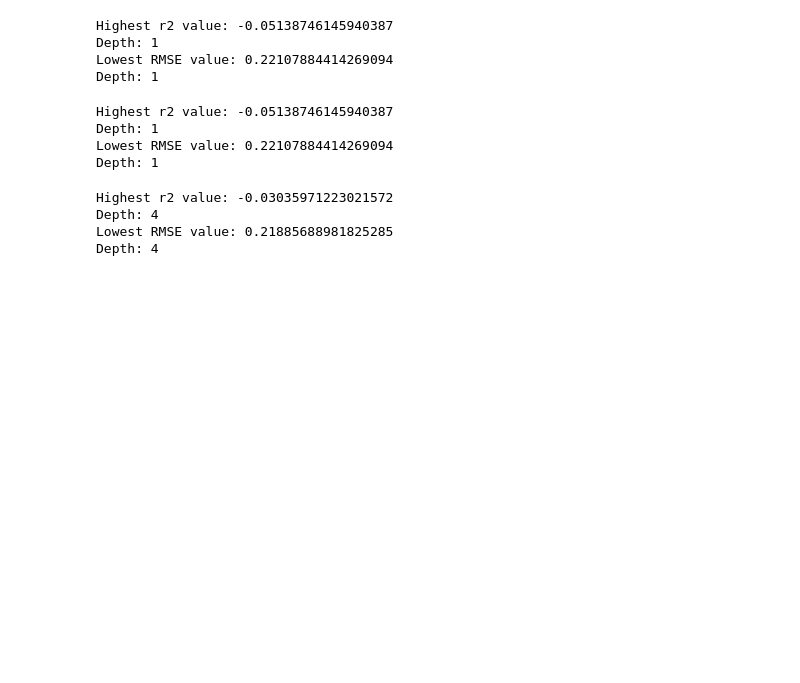
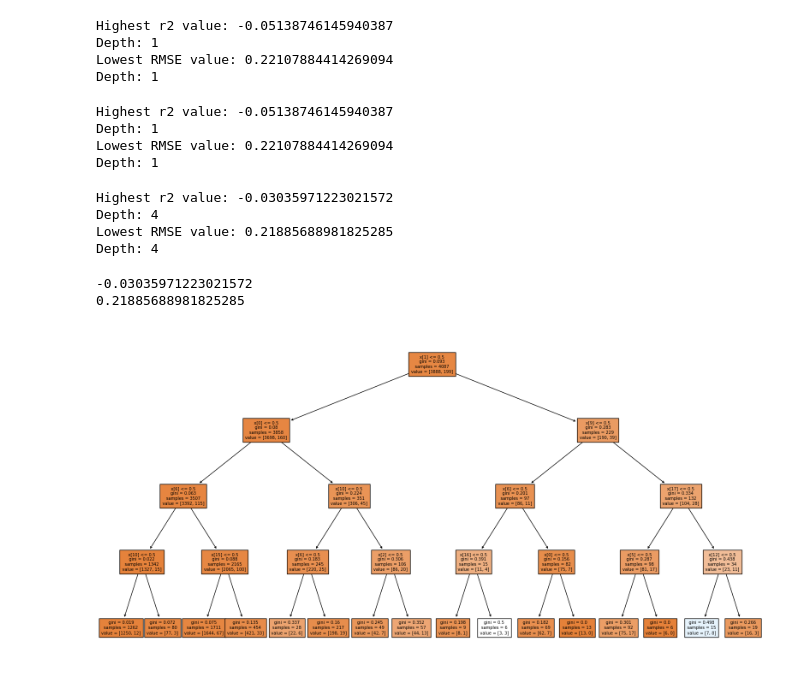
Before and after one commit to DS3001/group16, a Jupyter notebook: project_2/DecisionTrees.ipynb, the cells around one changed output. Cells and saved outputs as stored; diff of their text form; code cells hidden in the pictures; blank space fills up the shorter version.

Commit message:
Updated with Graph

```diff
--- a/project_2/DecisionTrees.ipynb
+++ b/project_2/DecisionTrees.ipynb
@@ -125,3 +125,26 @@ Highest r2 value: -0.03035971223021572
 Depth: 4
 Lowest RMSE value: 0.21885688981825285
 Depth: 4
+# %%
+# Full model of only categorical variables, with max depth of 4
+# This had the lowest RMSE and the highest r2
+
+model = tree.DecisionTreeClassifier(max_depth=4)
+cart = model.fit(X_train_cat,y_train)
+
+prediction = cart.predict(X_test_cat)
+r2 = r2_score(y_test,prediction)
+RMSE = np.sqrt(mean_squared_error(y_test,prediction))
+
+print(r2)
+print(RMSE)
+
+# Graph it
+
+tree.plot_tree(model,filled=True,fontsize=7)
+fig = plt.gcf()
+fig.set_size_inches(20, 10)
+# %% [output]
+-0.03035971223021572
+0.21885688981825285
+[figure, added]
```
Also changed, not shown: parts of 1 cell of this notebook.
